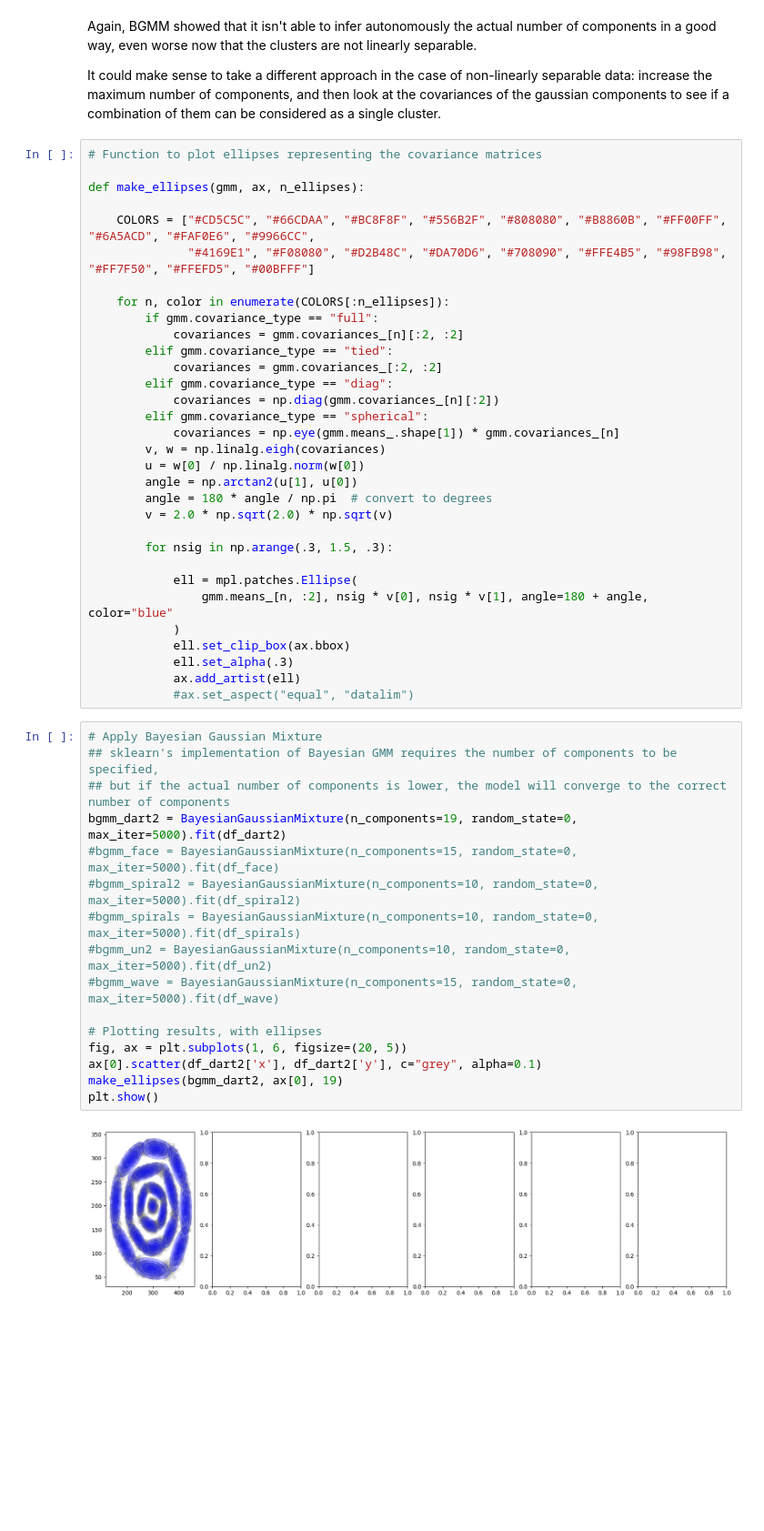
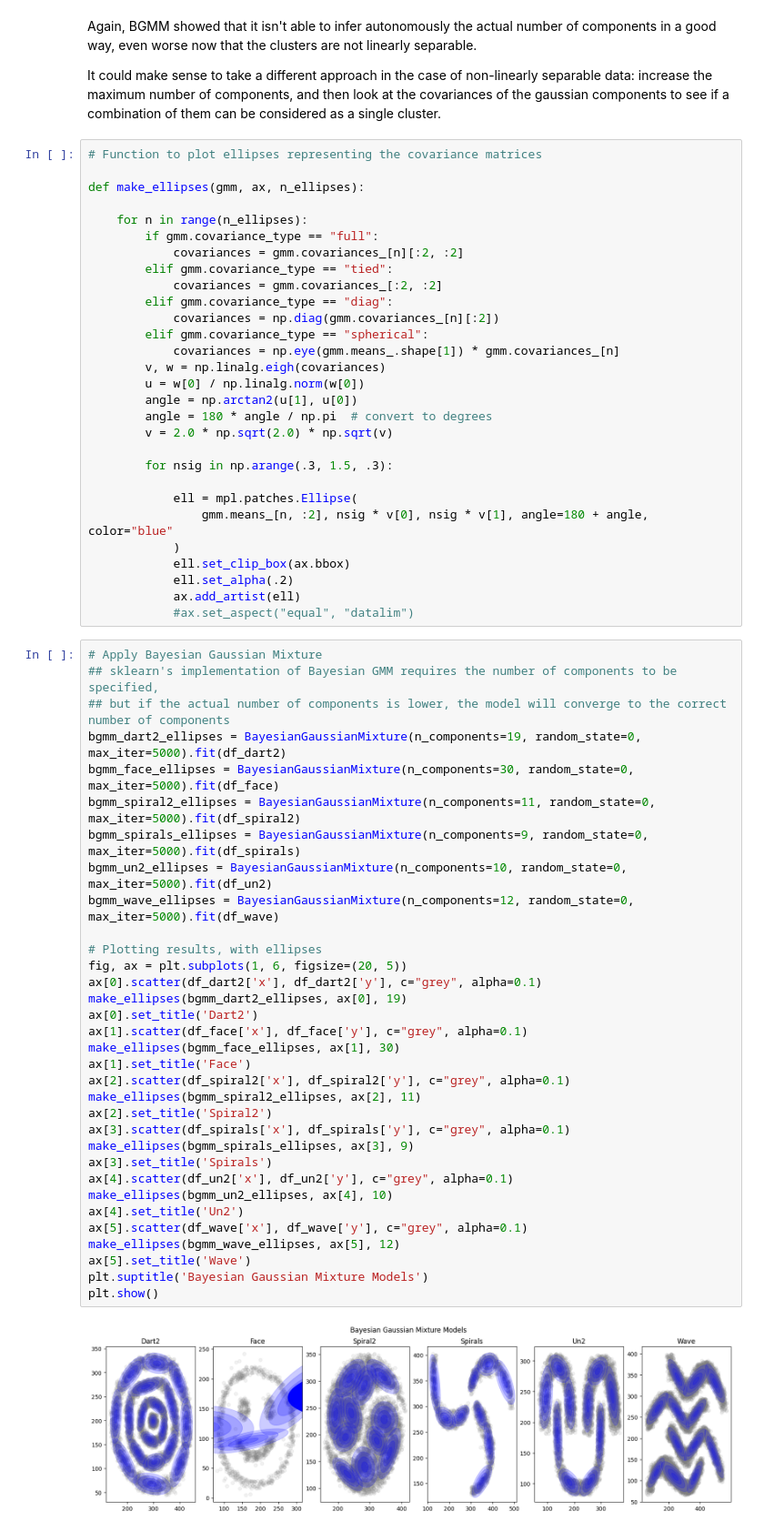
Before and after one commit to davidecapone/MixtureModelsClustering, a Jupyter notebook: notebooks/main.ipynb, the cells around one changed output. Shown at 91% size. Saved outputs shown, nothing was run; the diff lists cells and outputs as text; blank space fills up the shorter version.

```diff
--- a/notebooks/main.ipynb
+++ b/notebooks/main.ipynb
@@ -296,10 +301,7 @@ It could make sense to take a different approach in the case of non-linearly sep
 
 def make_ellipses(gmm, ax, n_ellipses):
 
-    COLORS = ["#CD5C5C", "#66CDAA", "#BC8F8F", "#556B2F", "#808080", "#B8860B", "#FF00FF", "#6A5ACD", "#FAF0E6", "#9966CC",
-              "#4169E1", "#F08080", "#D2B48C", "#DA70D6", "#708090", "#FFE4B5", "#98FB98", "#FF7F50", "#FFEFD5", "#00BFFF"]
-
-    for n, color in enumerate(COLORS[:n_ellipses]):
+    for n in range(n_ellipses):
         if gmm.covariance_type == "full":
             covariances = gmm.covariances_[n][:2, :2]
         elif gmm.covariance_type == "tied":
@@ -320,24 +322,41 @@ def make_ellipses(gmm, ax, n_ellipses):
                 gmm.means_[n, :2], nsig * v[0], nsig * v[1], angle=180 + angle, color="blue"
             )
             ell.set_clip_box(ax.bbox)
-            ell.set_alpha(.3)
+            ell.set_alpha(.2)
             ax.add_artist(ell)
             #ax.set_aspect("equal", "datalim")
 # %%
 # Apply Bayesian Gaussian Mixture
 ## sklearn's implementation of Bayesian GMM requires the number of components to be specified,
 ## but if the actual number of components is lower, the model will converge to the correct number of components
-bgmm_dart2 = BayesianGaussianMixture(n_components=19, random_state=0, max_iter=5000).fit(df_dart2)
-#bgmm_face = BayesianGaussianMixture(n_components=15, random_state=0, max_iter=5000).fit(df_face)
-#bgmm_spiral2 = BayesianGaussianMixture(n_components=10, random_state=0, max_iter=5000).fit(df_spiral2)
-#bgmm_spirals = BayesianGaussianMixture(n_components=10, random_state=0, max_iter=5000).fit(df_spirals)
-#bgmm_un2 = BayesianGaussianMixture(n_components=10, random_state=0, max_iter=5000).fit(df_un2)
-#bgmm_wave = BayesianGaussianMixture(n_components=15, random_state=0, max_iter=5000).fit(df_wave)
+bgmm_dart2_ellipses = BayesianGaussianMixture(n_components=19, random_state=0, max_iter=5000).fit(df_dart2)
+bgmm_face_ellipses = BayesianGaussianMixture(n_components=30, random_state=0, max_iter=5000).fit(df_face)
+bgmm_spiral2_ellipses = BayesianGaussianMixture(n_components=11, random_state=0, max_iter=5000).fit(df_spiral2)
+bgmm_spirals_ellipses = BayesianGaussianMixture(n_components=9, random_state=0, max_iter=5000).fit(df_spirals)
+bgmm_un2_ellipses = BayesianGaussianMixture(n_components=10, random_state=0, max_iter=5000).fit(df_un2)
+bgmm_wave_ellipses = BayesianGaussianMixture(n_components=12, random_state=0, max_iter=5000).fit(df_wave)
 
 # Plotting results, with ellipses
 fig, ax = plt.subplots(1, 6, figsize=(20, 5))
 ax[0].scatter(df_dart2['x'], df_dart2['y'], c="grey", alpha=0.1)
-make_ellipses(bgmm_dart2, ax[0], 19)
+make_ellipses(bgmm_dart2_ellipses, ax[0], 19)
+ax[0].set_title('Dart2')
+ax[1].scatter(df_face['x'], df_face['y'], c="grey", alpha=0.1)
+make_ellipses(bgmm_face_ellipses, ax[1], 30)
+ax[1].set_title('Face')
+ax[2].scatter(df_spiral2['x'], df_spiral2['y'], c="grey", alpha=0.1)
+make_ellipses(bgmm_spiral2_ellipses, ax[2], 11)
+ax[2].set_title('Spiral2')
+ax[3].scatter(df_spirals['x'], df_spirals['y'], c="grey", alpha=0.1)
+make_ellipses(bgmm_spirals_ellipses, ax[3], 9)
+ax[3].set_title('Spirals')
+ax[4].scatter(df_un2['x'], df_un2['y'], c="grey", alpha=0.1)
+make_ellipses(bgmm_un2_ellipses, ax[4], 10)
+ax[4].set_title('Un2')
+ax[5].scatter(df_wave['x'], df_wave['y'], c="grey", alpha=0.1)
+make_ellipses(bgmm_wave_ellipses, ax[5], 12)
+ax[5].set_title('Wave')
+plt.suptitle('Bayesian Gaussian Mixture Models')
 plt.show()
 # %% [output]
-[figure, old version]
+[figure, new version]
```
Also changed, not shown: parts of 7 cells of this notebook.
